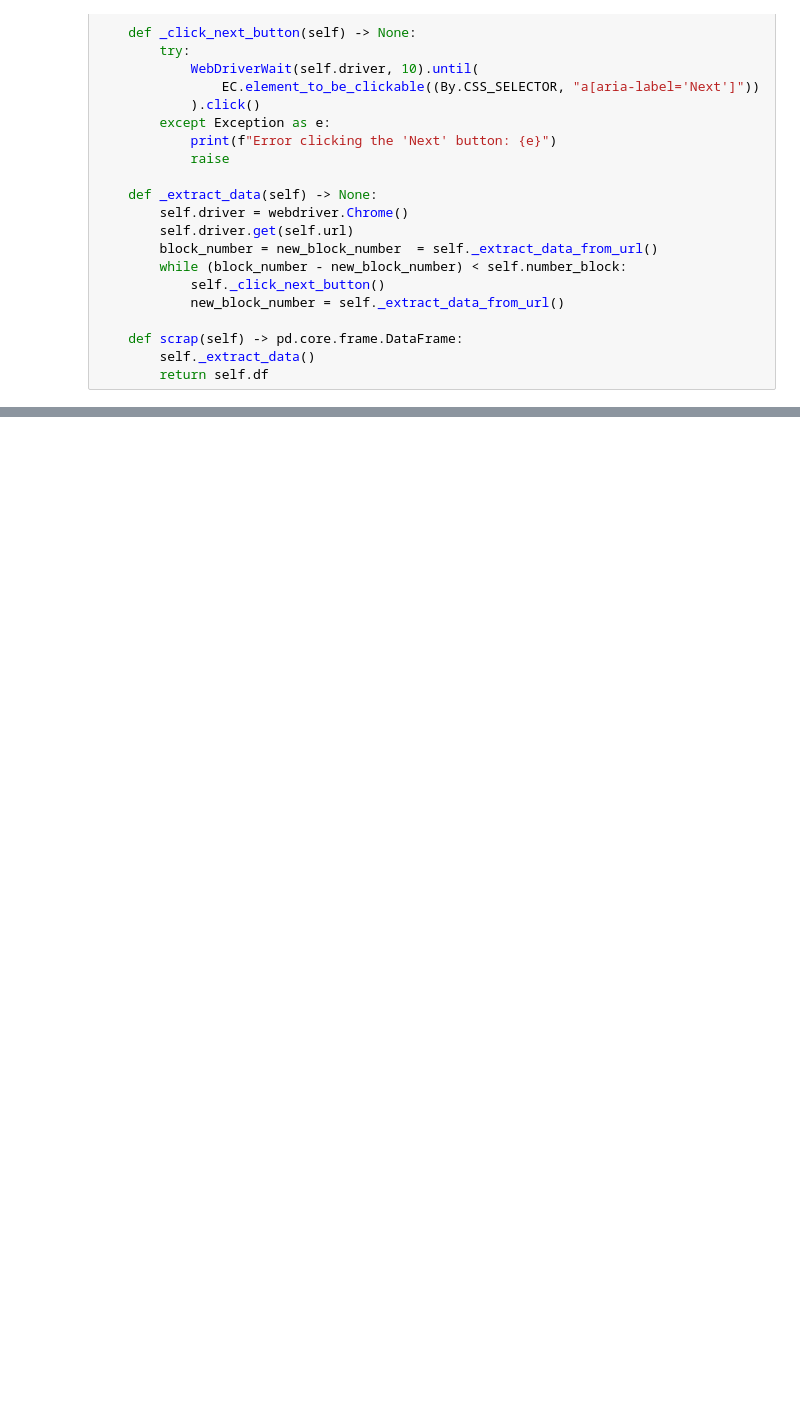
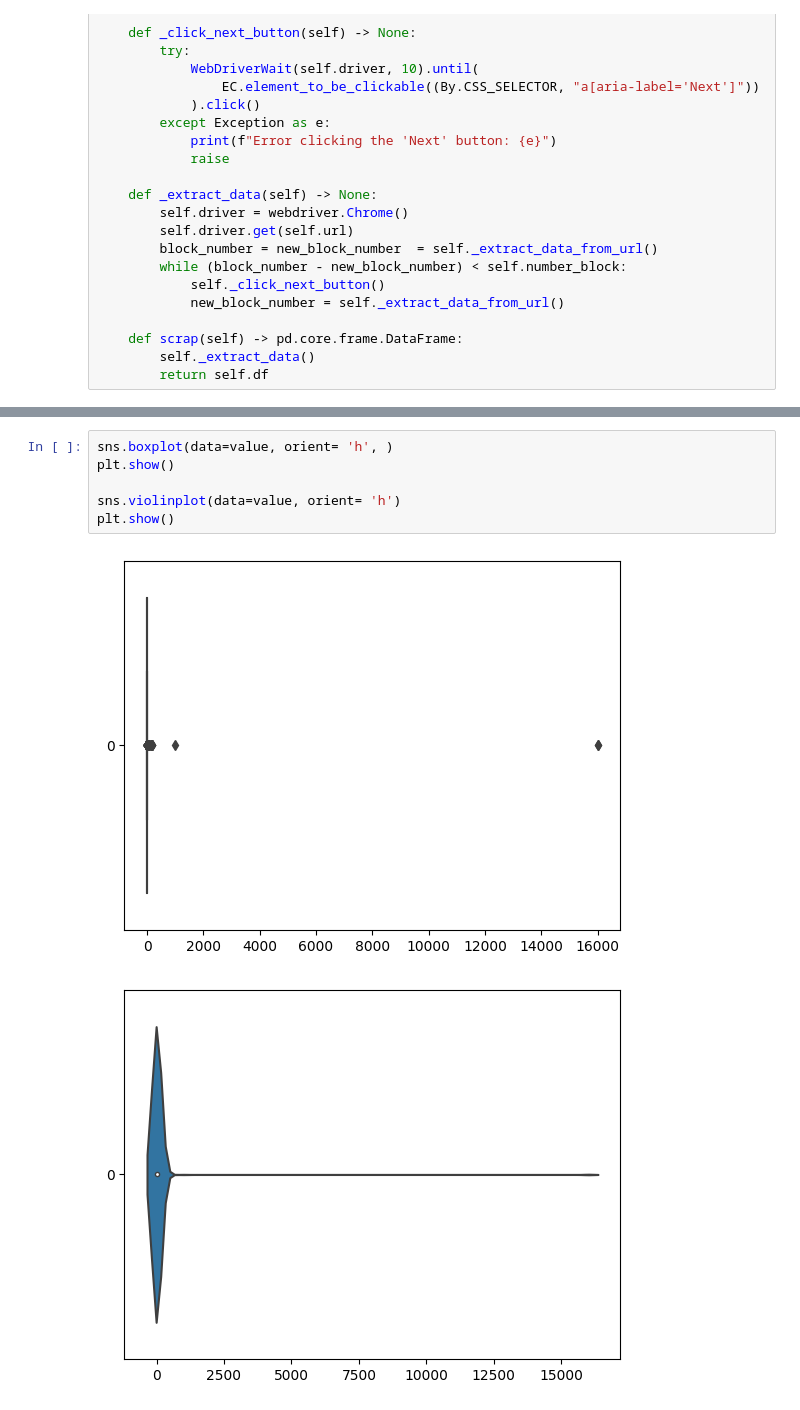
Before and after one commit to eslami200117/Data-Science, a Jupyter notebook: CA0/CA0.ipynb, the cells around one changed output, grey strips where cells are left out. Saved outputs shown, nothing was run; the diff lists cells and outputs as text; blank space fills up the shorter version.

```diff
--- a/CA0/CA0.ipynb
+++ b/CA0/CA0.ipynb
@@ -142,0 +284,9 @@ df['tnx_fee'] = df['tnx_fee'].astype(float)
+# %%
+sns.boxplot(data=value, orient= 'h', )
+plt.show()
+
+sns.violinplot(data=value, orient= 'h')
+plt.show()
+# %% [output]
+[figure, added]
+[figure, added]
```
Also changed, not shown: parts of 43 cells of this notebook.
